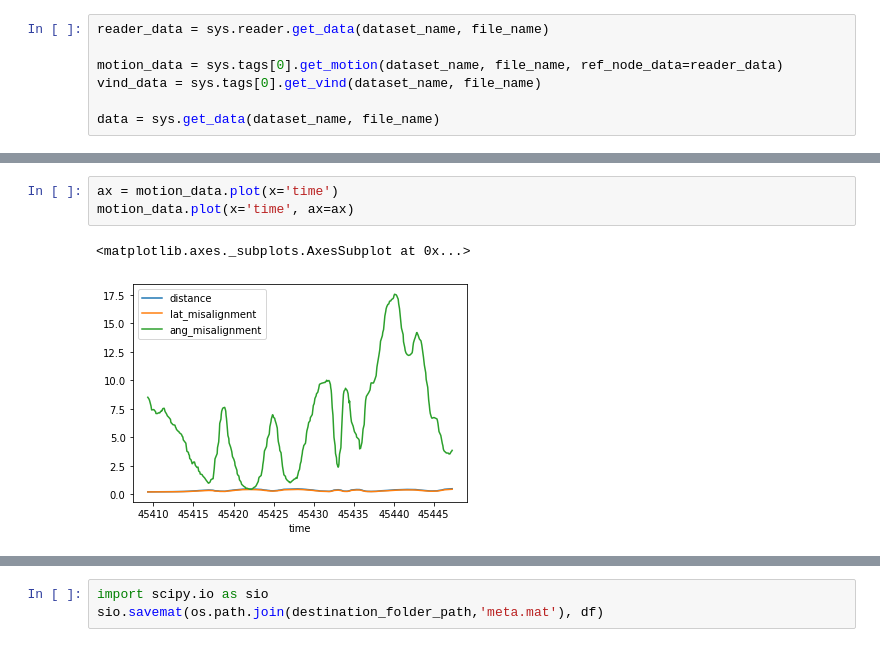
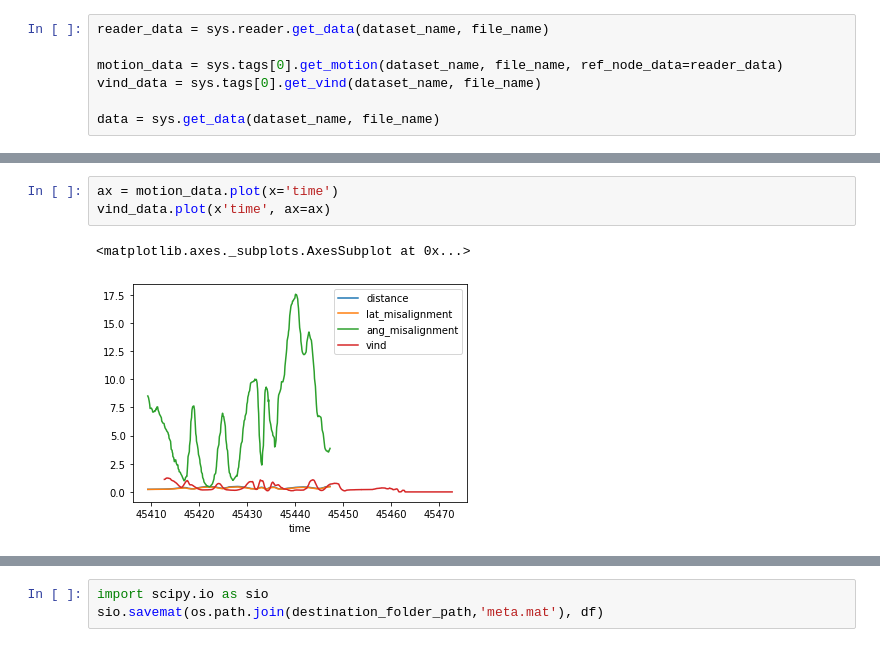
Before and after one commit to negargolestani/kinect_motion_tracking, a Jupyter notebook: test.ipynb, the cells around one changed output, grey strips where cells are left out. Cells and saved outputs as stored; diff of their text form.

```diff
--- a/test.ipynb
+++ b/test.ipynb
@@ -240,6 +282,6 @@ data_s = data_.sort_values(by='time')
 # %%
 ax = motion_data.plot(x='time')
-motion_data.plot(x='time', ax=ax)
+vind_data.plot(x'time', ax=ax)
 # %% [output]
 <matplotlib.axes._subplots.AxesSubplot at 0x...>
-[figure, old version]
+[figure, new version]
```
Also changed, not shown: parts of 6 cells of this notebook, 1 other file.
